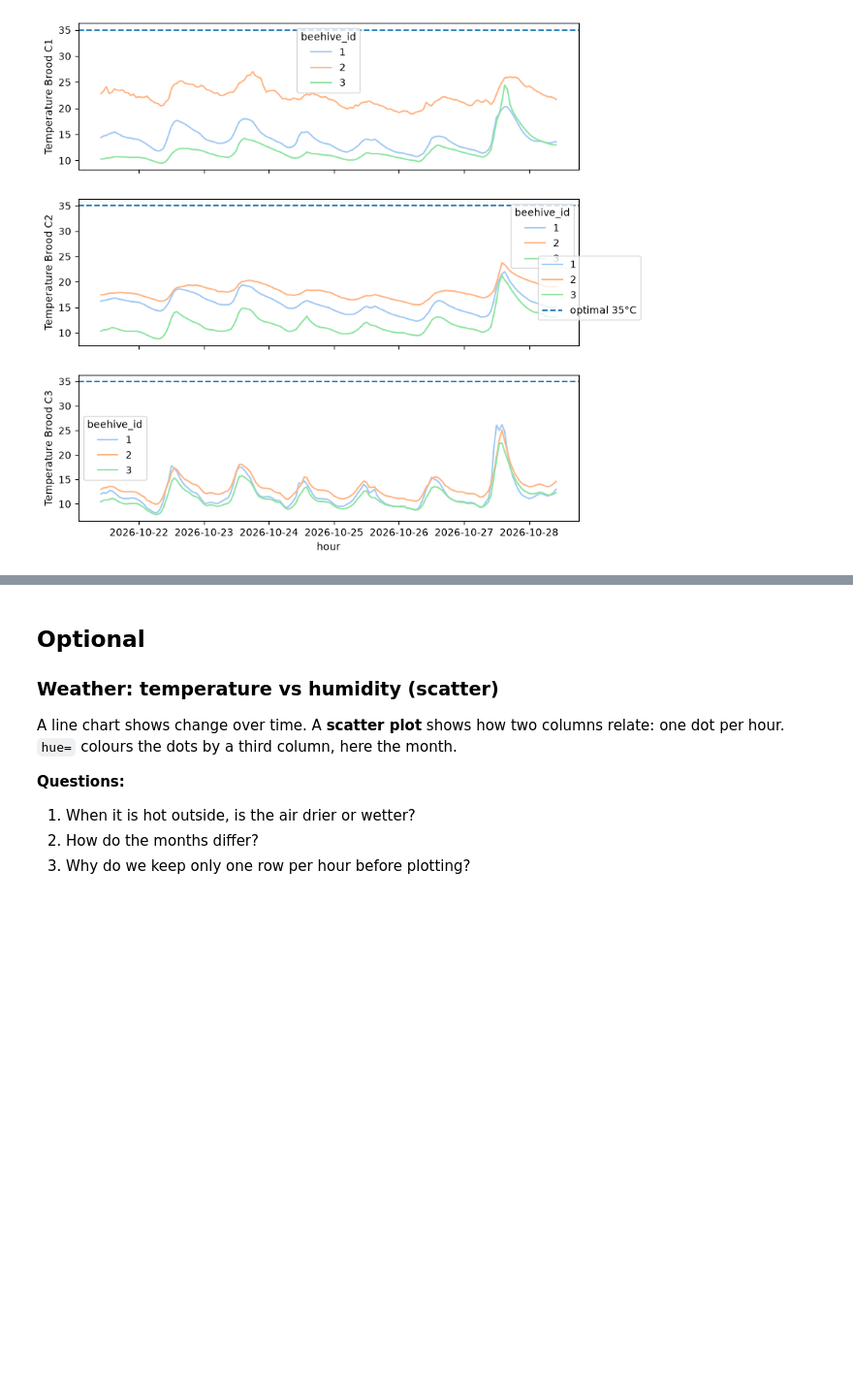
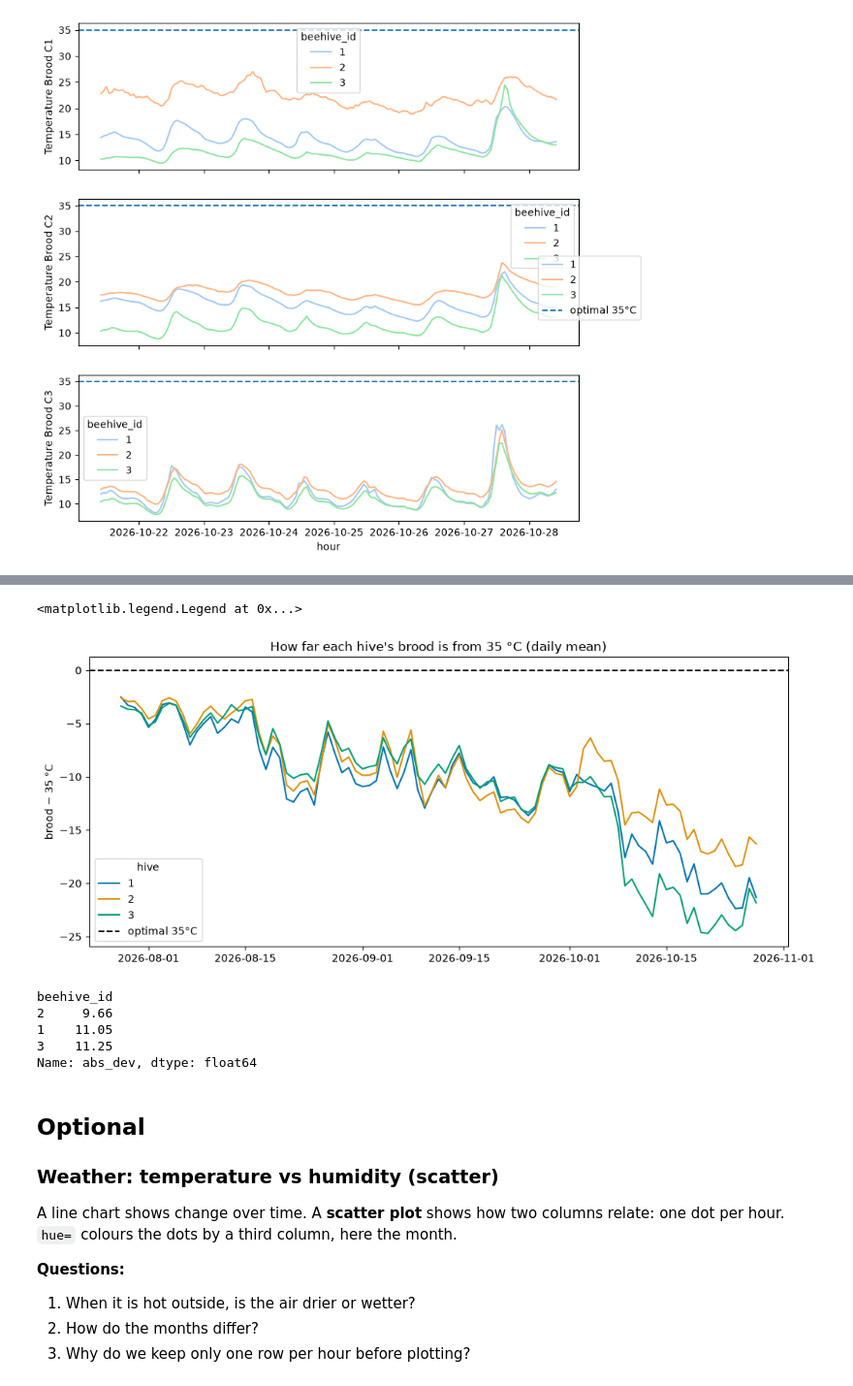
Before and after one commit to arkadiahn/beehappy-workshop, a Jupyter notebook: workshop/notebooks/solutions.ipynb, the cells around one changed output, grey strips where cells are left out. Shown at 97% size. Cells and saved outputs as stored; diff of their text form; code cells hidden in the pictures; blank space fills up the shorter version.

```diff
--- a/workshop/notebooks/solutions.ipynb
+++ b/workshop/notebooks/solutions.ipynb
@@ -761,3 +785,41 @@ fig.legend(handles, labels, loc="right")
+# %%
+# Deviation of the brood temperature from 35 °C, per hive (daily mean)
+BROOD = ["brood_temp_c1", "brood_temp_c2", "brood_temp_c3"]
+deviation = features.assign(
+    deviation=features[BROOD].mean(axis=1) - OPTIMAL_C,   # mean of the three probes, minus 35
+    day=features["hour"].dt.floor("D"),
+)
+daily_dev = deviation.groupby(["beehive_id", "day"])["deviation"].mean().reset_index()
+# %%
+fig, ax = plt.subplots(figsize=(12, 5))
+sns.lineplot(
+    data=daily_dev,
+    x="day", y="deviation",
+    hue="beehive_id",
+    palette="colorblind",
+    ax=ax
+)
+ax.axhline(0, color="black", linestyle="--", label=f"optimal {OPTIMAL_C}°C")
+ax.set(xlabel="", ylabel="brood − 35 °C",
+       title=f"How far each hive's brood is from {OPTIMAL_C} °C (daily mean)")
+ax.legend(title="hive")
+plt.show()
+# %% [output]
+<matplotlib.legend.Legend at 0x...>
+[figure, added]
+# %%
+# Mean absolute deviation: the average distance from 35 °C, whichever side. Lower is better.
+mae = (deviation.assign(abs_dev=deviation["deviation"].abs())
+       .groupby("beehive_id")["abs_dev"].mean()
+       .round(2)
+       .sort_values())
+mae
+# %% [output]
+beehive_id
+2     9.66
+1    11.05
+3    11.25
+Name: abs_dev, dtype: float64
 # %% [markdown]
 ## Optional
 
```
Also changed, not shown: parts of 9 cells of this notebook.
